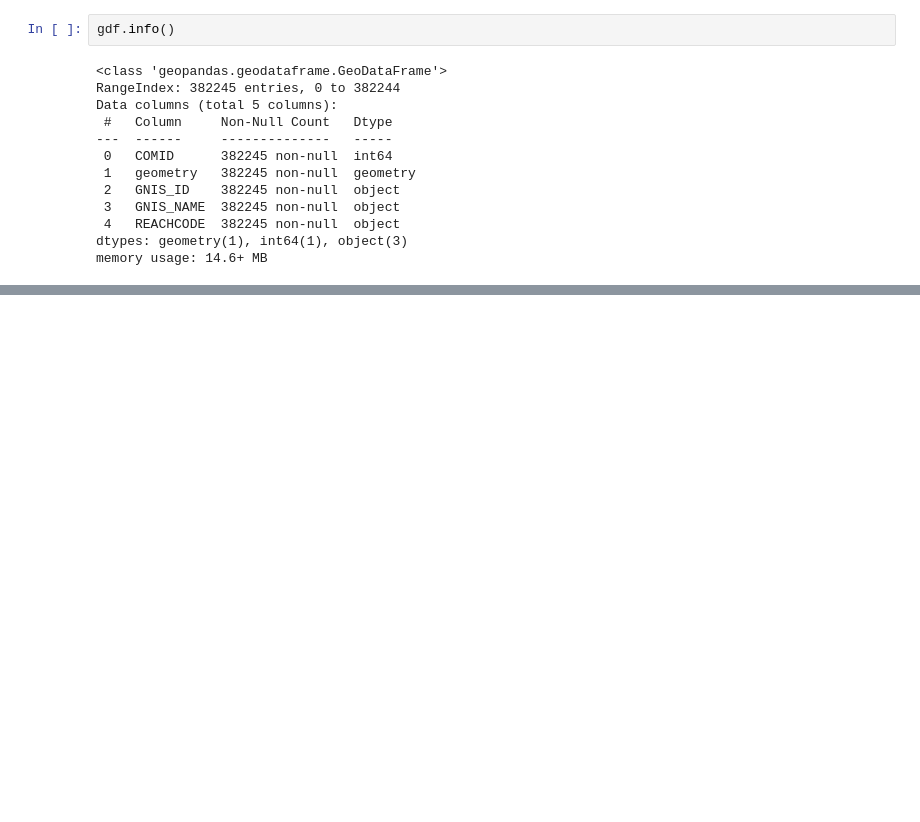
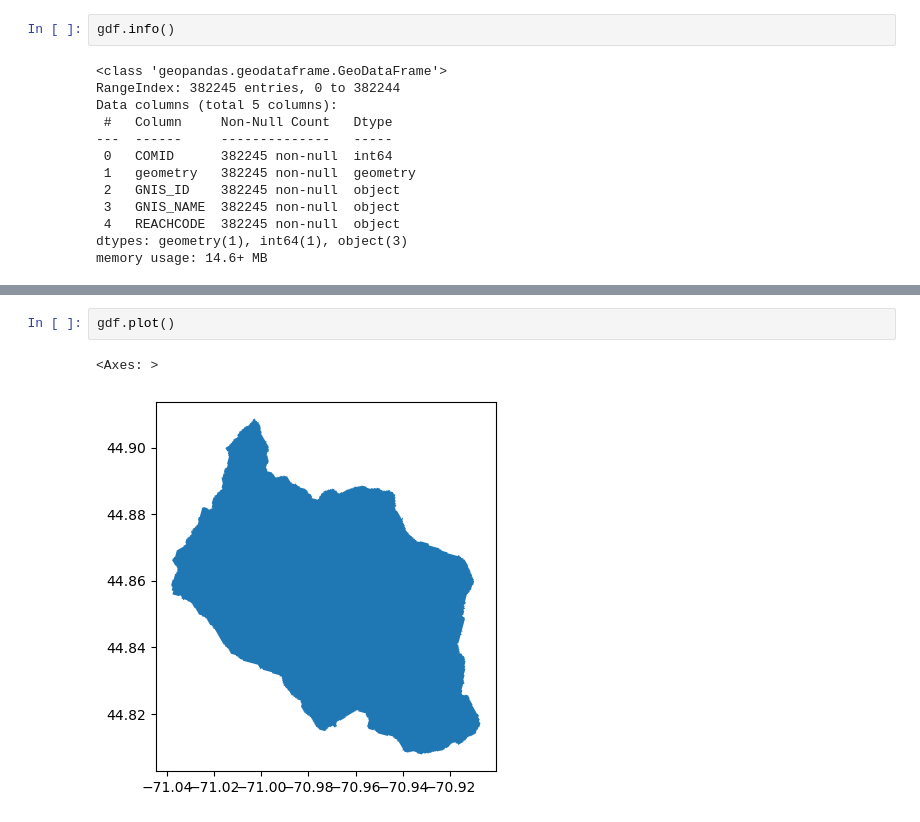
Before and after one commit to USEPA/LakeCat, a Jupyter notebook: LakeCatGeoParquet.ipynb, the cells around one changed output, grey strips where cells are left out. Cells and saved outputs as stored; diff of their text form; blank space fills up the shorter version.

```diff
--- a/LakeCatGeoParquet.ipynb
+++ b/LakeCatGeoParquet.ipynb
@@ -389,0 +863,5 @@ memory usage: 14.6+ MB
+# %%
+gdf.plot()
+# %% [output]
+<Axes: >
+[figure, added]
```
Also changed, not shown: parts of 17 cells of this notebook, 1 other file.
